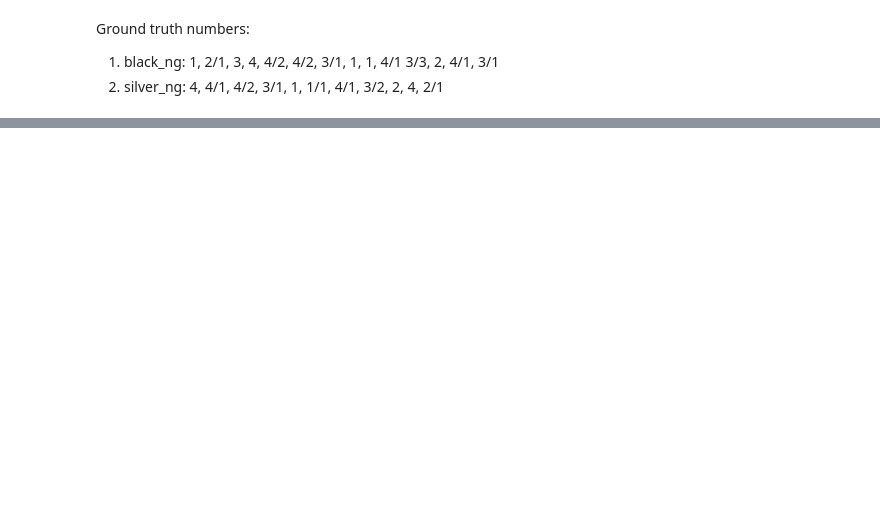
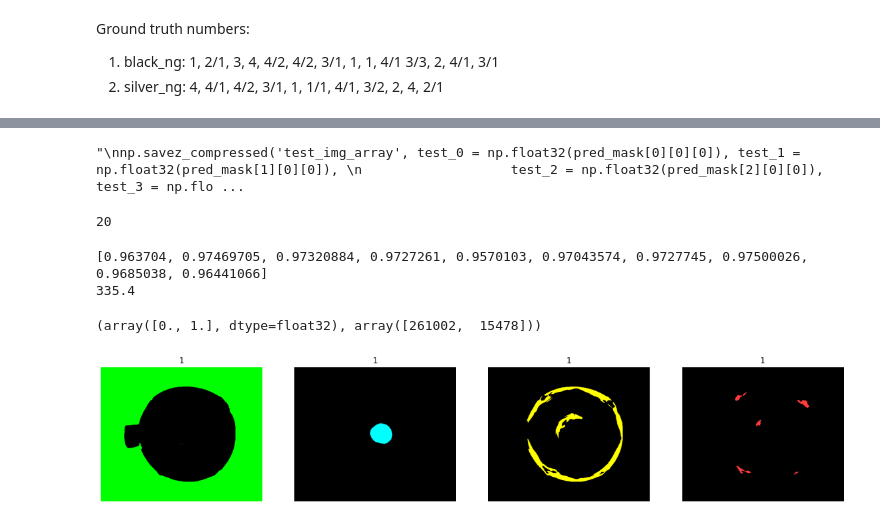
Before and after one commit to jhk0429/Segmentation_project, a Jupyter notebook: Inference.ipynb, the cells around one changed output, grey strips where cells are left out. Saved outputs shown, nothing was run; the diff lists cells and outputs as text; code cells hidden in the pictures; blank space fills up the shorter version.

```diff
--- a/Inference.ipynb
+++ b/Inference.ipynb
@@ -53 +42,4 @@ IMG_SIZE = (480,576)
+# %%
+IMG_SIZE_L = [(480,576), (960,1152)] #(480,576) #1200, 1392  960, 1152
+IMG_SIZE = IMG_SIZE_L[0]
 # %%
@@ -331,0 +313,11 @@ img, area, wh, count = draw_and_count(pushed_x, contours, label='push', draw_typ
+# %%
+"""
+np.savez_compressed('test_img_array', test_0 = np.float32(pred_mask[0][0][0]), test_1 = np.float32(pred_mask[1][0][0]),
+                   test_2 = np.float32(pred_mask[2][0][0]), test_3 = np.float32(pred_mask[3][0][0]))
+"""
+# %% [output]
+"\nnp.savez_compressed('test_img_array', test_0 = np.float32(pred_mask[0][0][0]), test_1 = np.float32(pred_mask[1][0][0]), \n                   test_2 = np.float32(pred_mask[2][0][0]), test_3 = np.flo ...
+# %%
+print(val_x.shape[0])
+# %% [output]
+20
@@ -332 +383,32 @@ img, area, wh, count = draw_and_count(pushed_x, contours, label='push', draw_typ
+# %%
+print(av)
+print(np.mean(num_pix))
+# %% [output]
+[0.963704, 0.97469705, 0.97320884, 0.9727261, 0.9570103, 0.97043574, 0.9727745, 0.97500026, 0.9685038, 0.96441066]
+335.4
+# %%
+idx=4
+
+pred = np.float32(pred_mask[idx][0][0])
+
+ex = np.round(pred) # ex = H,W,7
+
+circle = tf.expand_dims(ex[:,:,1], -1)
+pushed = tf.expand_dims(ex[:,:,3], -1)
+bg = tf.expand_dims(ex[:,:,0], -1)
+hole = tf.expand_dims(ex[:,:,2], -1)
+stamped = tf.expand_dims(ex[:,:,4], -1)
+in_tab = tf.expand_dims(ex[:,:,5], -1)
+out_tab = tf.expand_dims(ex[:,:,6], -1)
+
+print(np.unique(pushed,return_counts=True))
+
+#bg = 0, pushed = 1, stamped = 2, circle = 3
+
+display([onehot_to_rgb(bg,label=0), onehot_to_rgb(hole,label=2),
+         onehot_to_rgb(pushed,label=3), onehot_to_rgb(stamped, label=4)], title=['1','1','1','1'],
+        fig_size=20, gray= False)
+# %% [output]
+(array([0., 1.], dtype=float32), array([261002,  15478]))
+[figure, added]
 # %%
```
Also changed, not shown: parts of 27 cells of this notebook.
